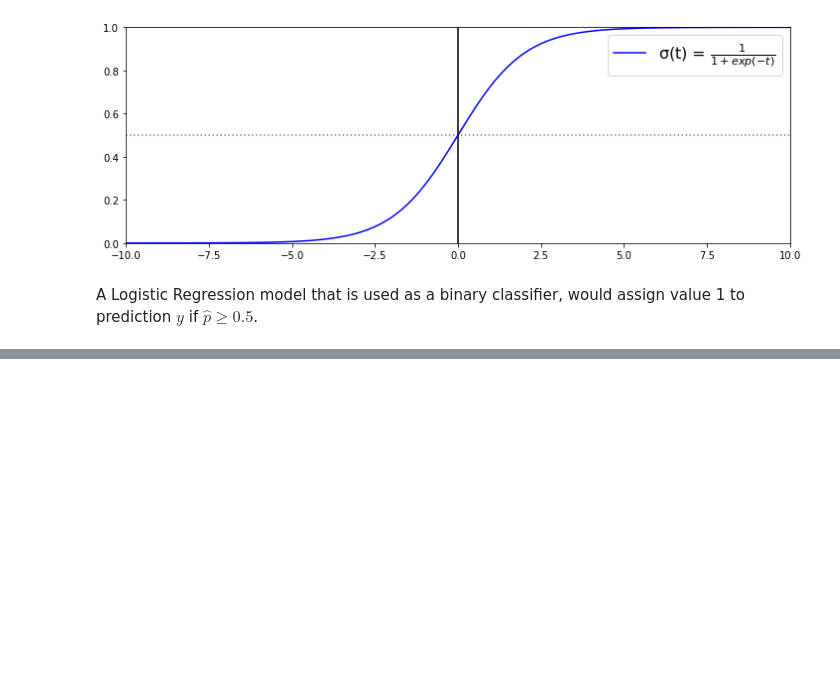
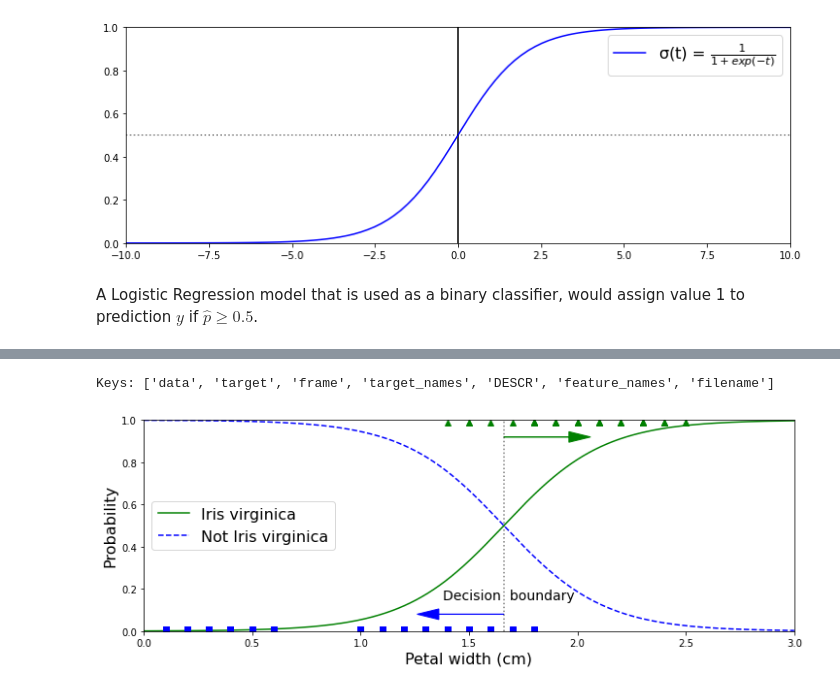
Before and after one commit to larswe/ml-shenanigans, a Jupyter notebook: Training.ipynb, the cells around one changed output, grey strips where cells are left out. Drawn from its saved outputs; the diff is of its cells as text; code cells hidden in the pictures; blank space fills up the shorter version.

Commit message:
Used Logistic Regression on the Iris dataset

```diff
--- a/Training.ipynb
+++ b/Training.ipynb
@@ -732,0 +748,50 @@ A Logistic Regression model that is used as a binary classifier, would assign va
+# %%
+# First, we load the data
+
+from sklearn import datasets
+
+iris = datasets.load_iris()
+print("Keys:", list(iris.keys()))
+X = iris["data"][:, 3:] # we choose X to be the petal width
+# Based on the petal width, we estimate if a flower in our dataset belongs to the "Iris virginica" species
+y = (iris["target"] == 2).astype(np.int) # 1 if Iris virginica, else 0
+# %% [output]
+Keys: ['data', 'target', 'frame', 'target_names', 'DESCR', 'feature_names', 'filename']
+# %%
+# Now let's train a Logistic Regression model
+
+from sklearn.linear_model import LogisticRegression
+
+log_reg = LogisticRegression()
+log_reg.fit(X, y)
+
+plt.figure(figsize=(12,4))
+
+# We can look at the models estimatd probabilities for flowers with petal widths varying from 0 to 3 cm
+X_new = np.linspace(0, 3, 1000).reshape(-1, 1)
+y_proba = log_reg.predict_proba(X_new)
+
+# X value at which the lines cross
+decision_boundary = X_new[np.argmax(y_proba[:, 1] >= y_proba[:, 0])]
+plt.plot([decision_boundary, decision_boundary], [0, 1], "k:", alpha=0.5)
+
+aye, = plt.plot(X_new, y_proba[:, 1], "g-", label="Iris virginica")
+aye.set_label("Iris virginica")
+nae, = plt.plot(X_new, y_proba[:, 0], "b--", label="Not Iris virginica")
+nae.set_label("Not Iris virginica")
+
+# The blue squares represent the petal width of each flower of class "Not Iris virginica"
+plt.plot(X[y==0], y[y==0]+0.01, "bs")
+# The green triangles represent the petal width of each flower of class "Iris virginica"
+plt.plot(X[y==1], y[y==1]-0.01, "g^")
+plt.text(decision_boundary+0.02, 0.15, "Decision  boundary", fontsize=14, color="k", ha="center")
+plt.arrow(decision_boundary, 0.08, -0.3, 0, head_width=0.05, head_length=0.1, fc='b', ec='b')
+plt.arrow(decision_boundary, 0.92, 0.3, 0, head_width=0.05, head_length=0.1, fc='g', ec='g')
+
+plt.xlabel("Petal width (cm)", fontsize=16)
+plt.ylabel("Probability", fontsize=16)
+plt.legend(loc="center left", prop={'size': 16})
+plt.axis([0, 3, 0, 1])
+plt.show()
+# %% [output]
+[figure, added]
```
Also changed, not shown: parts of 3 cells of this notebook.
